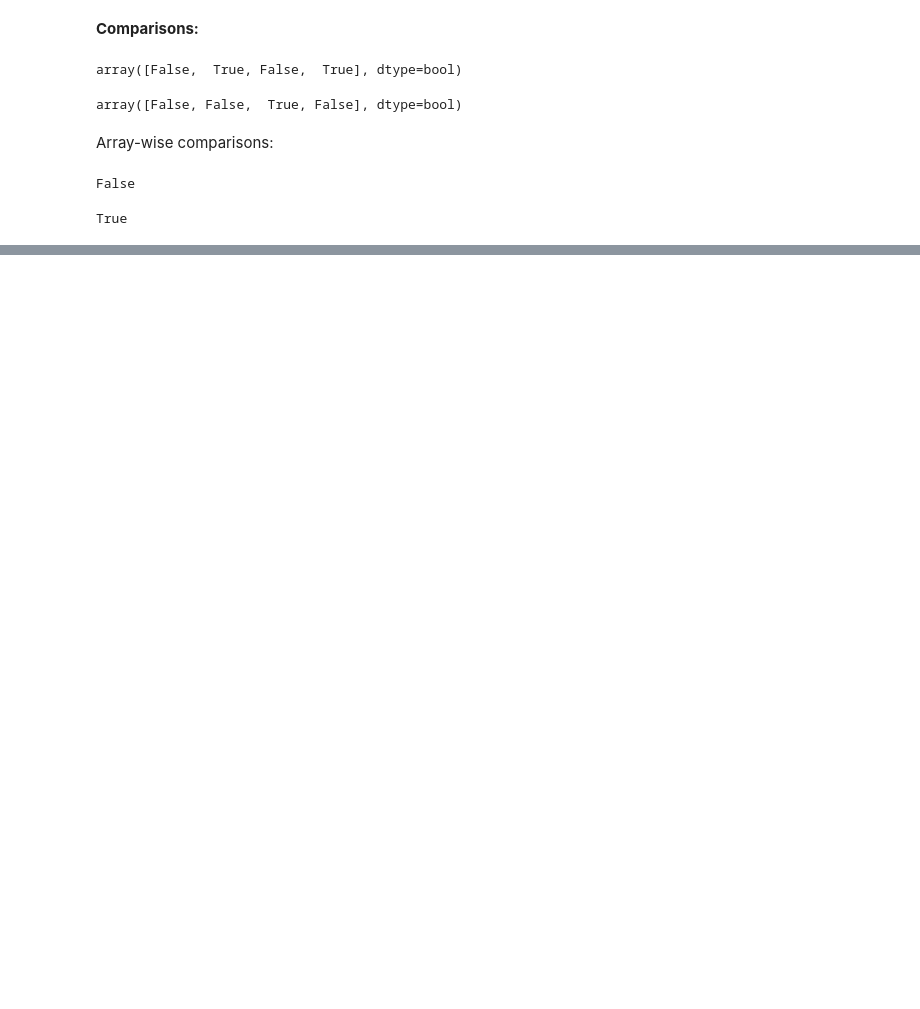
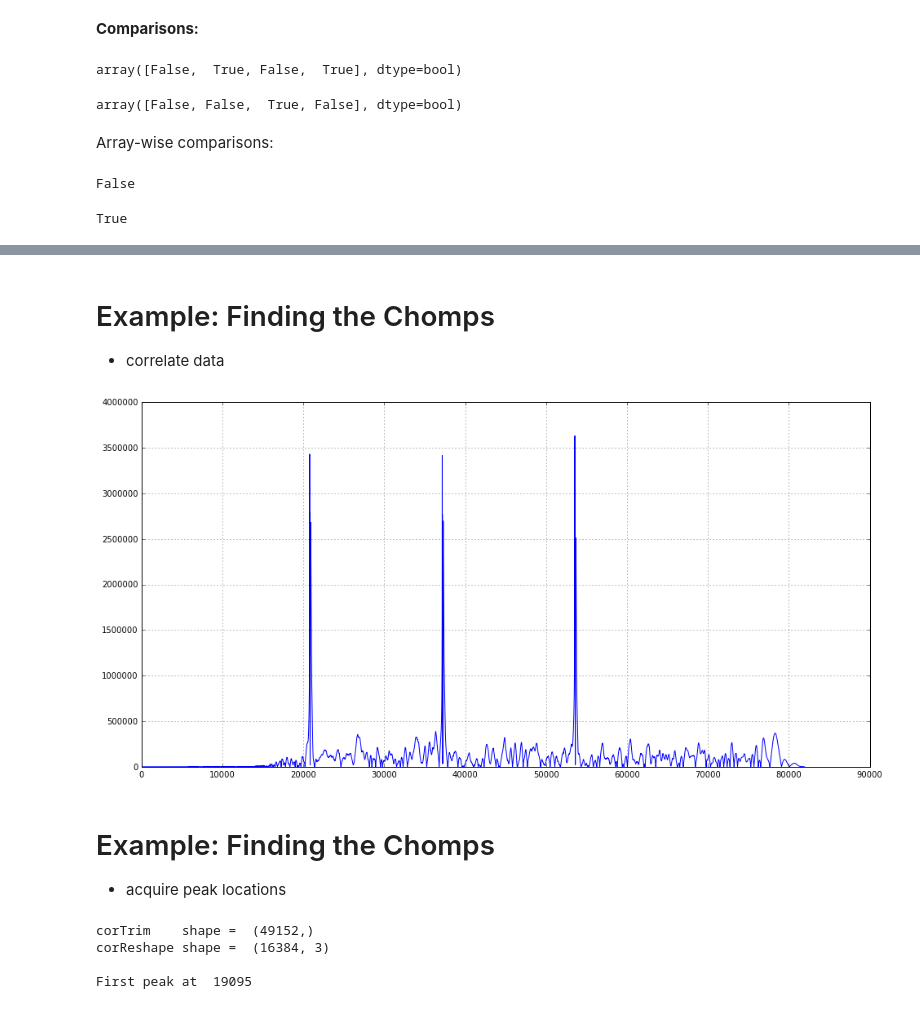
Before and after one commit to standarddeviant/scipy-lecture-notes, a Jupyter notebook: intro/numpy/intro_numpy.ipynb, the cells around one changed output, grey strips where cells are left out. Saved outputs shown, nothing was run; the diff lists cells and outputs as text; code cells hidden in the pictures; blank space fills up the shorter version.

```diff
--- a/intro/numpy/intro_numpy.ipynb
+++ b/intro/numpy/intro_numpy.ipynb
@@ -404,3 +453,31 @@ True
+# %% [markdown]
+# Example: Finding the Chomps
+* correlate data
+# %%
+cor = fftconvolve(flipud(chomp), mic)
+figure(figsize=(16,8))
+plot(abs(cor)); grid(True)
+# %% [output]
+[figure, added]
+# %% [markdown]
+# Example: Finding the Chomps
+* acquire peak locations
+# %%
+start = 10000
+
+corTrim = cor[start:start + (len(chomp)*3)]
+corReshape = reshape(corTrim,  (len(chomp),3)  )
+
+firstPeak = start + argmax(corReshape, axis=0)[0];
+
+print('corTrim    shape = ', shape(corTrim))
+print('corReshape shape = ', shape(corReshape), '\n')
+print('First peak at ', firstPeak)
+# %% [output]
+corTrim    shape =  (49152,)
+corReshape shape =  (16384, 3)
+
+First peak at  19095
 # %% [markdown]
 ### Questions?
 <img src="numpy_questions.png">
```
Also changed, not shown: parts of 11 cells of this notebook, 2 other files.
